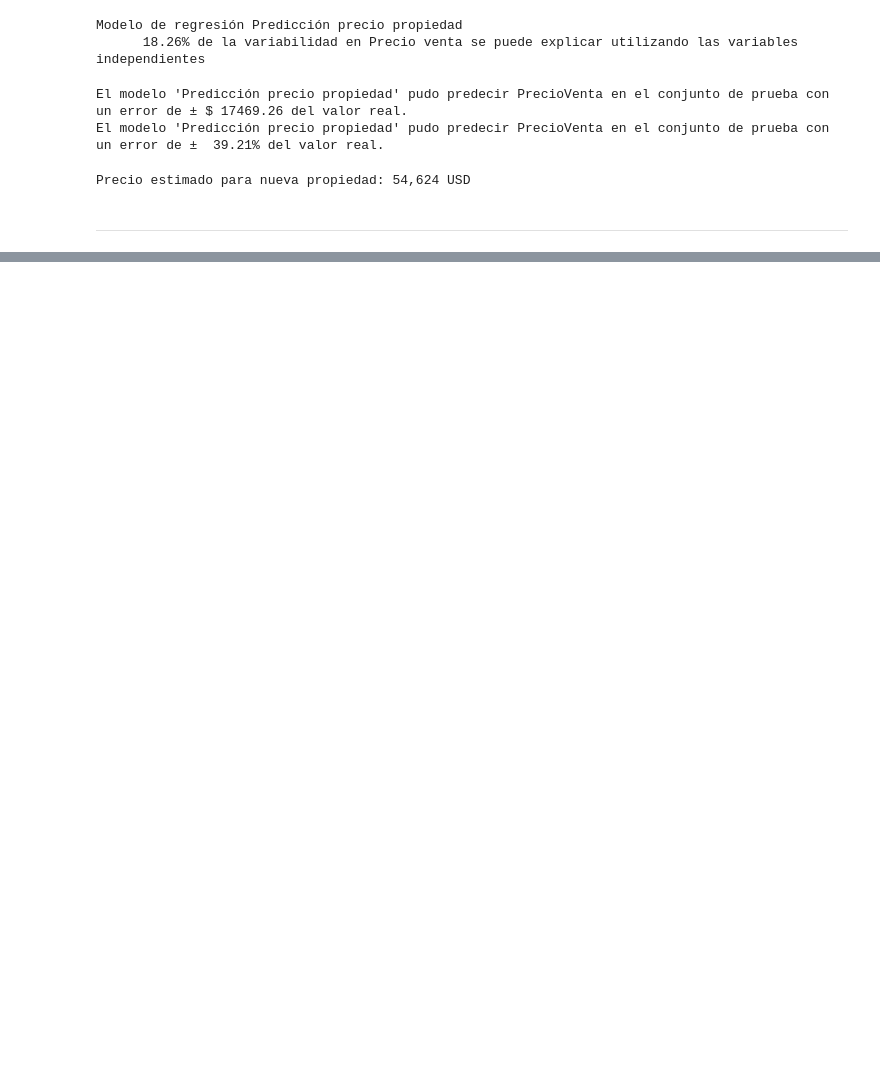
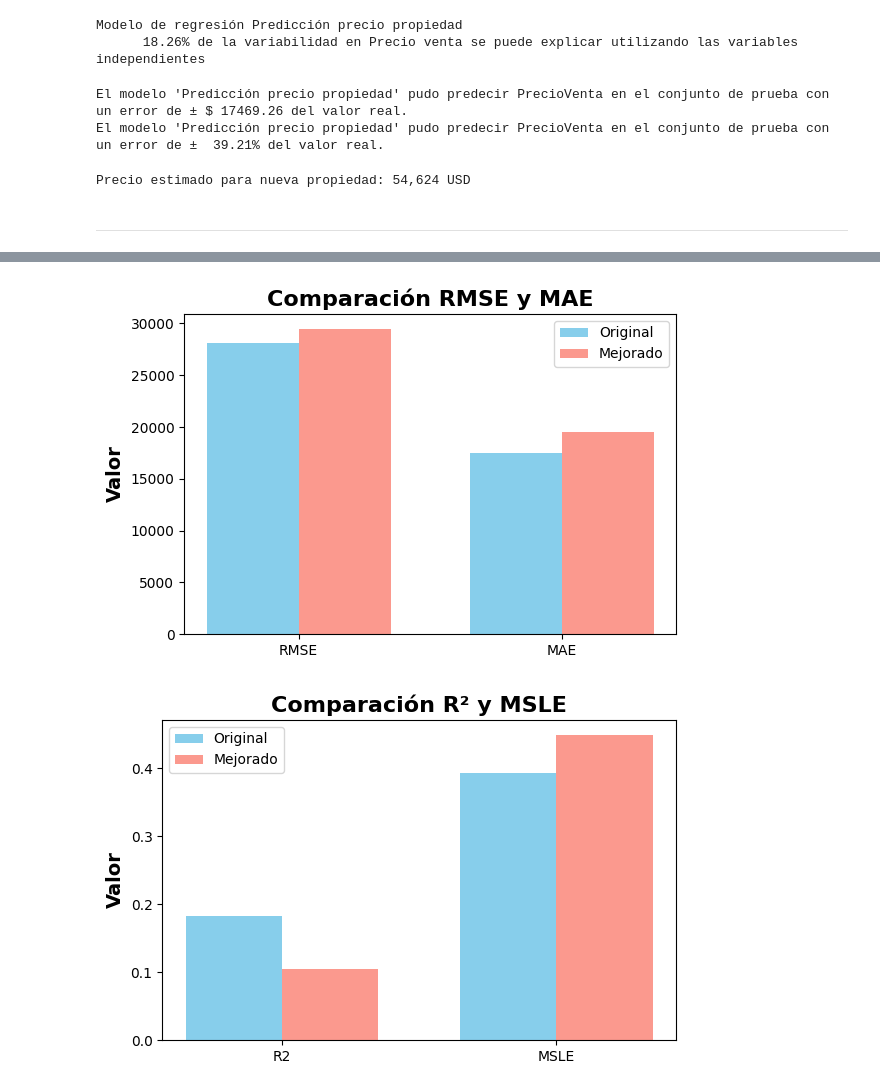
Before and after one commit to JaznaLaProfe/InteligenciaArtificial, a Jupyter notebook: Regresión/R02_PrimerModeloPredictivo.ipynb, the cells around one changed output, grey strips where cells are left out. Cells and saved outputs as stored; diff of their text form; code cells hidden in the pictures; blank space fills up the shorter version.

Commit message:
Agrega variante con subconjunto de caracteristicas

```diff
--- a/Regresión/R02_PrimerModeloPredictivo.ipynb
+++ b/Regresión/R02_PrimerModeloPredictivo.ipynb
@@ -626,0 +767,16 @@ Precio estimado para nueva propiedad: 54,624 USD
+# %%
+# Predicciones
+y_pred = nuevo_modelo.predict(X_test)
+
+# Evaluación
+rmse = np.sqrt(mean_squared_error(y_test, y_pred))
+mae = mean_absolute_error(y_test, y_pred)
+msle = mean_squared_log_error(y_test, y_pred)
+r2 = r2_score(y_test, y_pred)
+
+print("\n--- Métricas del modelo ---")
+print(f"{'RMSE' :<15}: {rmse:,.0f} USD")
+print(f"{'R²' :<15}: {r2:.3f}")
+
+print(f"{'MAE':<15}: {mae:,.0f} USD")
+print(f"{'MSLE': <15}: {msle:.3f}")
@@ -626,0 +789,3 @@ Precio estimado para nueva propiedad: 54,624 USD
+# %%
+# Guarda las métricas para comparar con el modelo original
+resultado_variante = {"RMSE" : rmse, "R2" : r2, "MAE" : mae, "MSLE" : msle}
@@ -626,0 +818,40 @@ Precio estimado para nueva propiedad: 54,624 USD
+# %%
+# Separa las métricas porque tienen escalas distintas
+metricas_grandes = ["RMSE", "MAE"]
+metricas_pequenas = ["R2", "MSLE"]
+
+# Filtrar valores
+valores_orig_grandes = [resultado_inicial[metrica] for metrica in metricas_grandes]
+valores_mej_grandes  = [resultado_variante[metrica] for metrica in metricas_grandes]
+
+valores_orig_peq = [resultado_inicial[metrica] for metrica in metricas_pequenas]
+valores_mej_peq  = [resultado_variante[metrica] for metrica in metricas_pequenas]
+
+x_grandes = np.arange(len(metricas_grandes))
+x_peq = np.arange(len(metricas_pequenas))
+width = 0.35
+
+# Gráfico RMSE y MAE
+plt.figure(figsize=(6,4))
+plt.bar(x_grandes - width/2, valores_orig_grandes, width, label="Original", color="skyblue")
+plt.bar(x_grandes + width/2, valores_mej_grandes, width, label="Mejorado", color="salmon", alpha=0.8)
+plt.xticks(x_grandes, metricas_grandes)
+plt.ylabel("Valor", fontsize=14, fontweight="bold")
+plt.title("Comparación RMSE y MAE", fontsize=16, fontweight="bold")
+plt.legend()
+plt.tight_layout()
+plt.show()
+
+# Gráfico R2 y MSLE
+plt.figure(figsize=(6,4))
+plt.bar(x_peq - width/2, valores_orig_peq, width, label="Original", color="skyblue")
+plt.bar(x_peq + width/2, valores_mej_peq, width, label="Mejorado", color="salmon", alpha=0.8)
+plt.xticks(x_peq, metricas_pequenas)
+plt.ylabel("Valor", fontsize=14, fontweight="bold")
+plt.title("Comparación R² y MSLE", fontsize=16, fontweight="bold")
+plt.legend()
+plt.tight_layout()
+plt.show()
+# %% [output]
+[figure, added]
+[figure, added]
```
Also changed, not shown: parts of 31 cells of this notebook.
